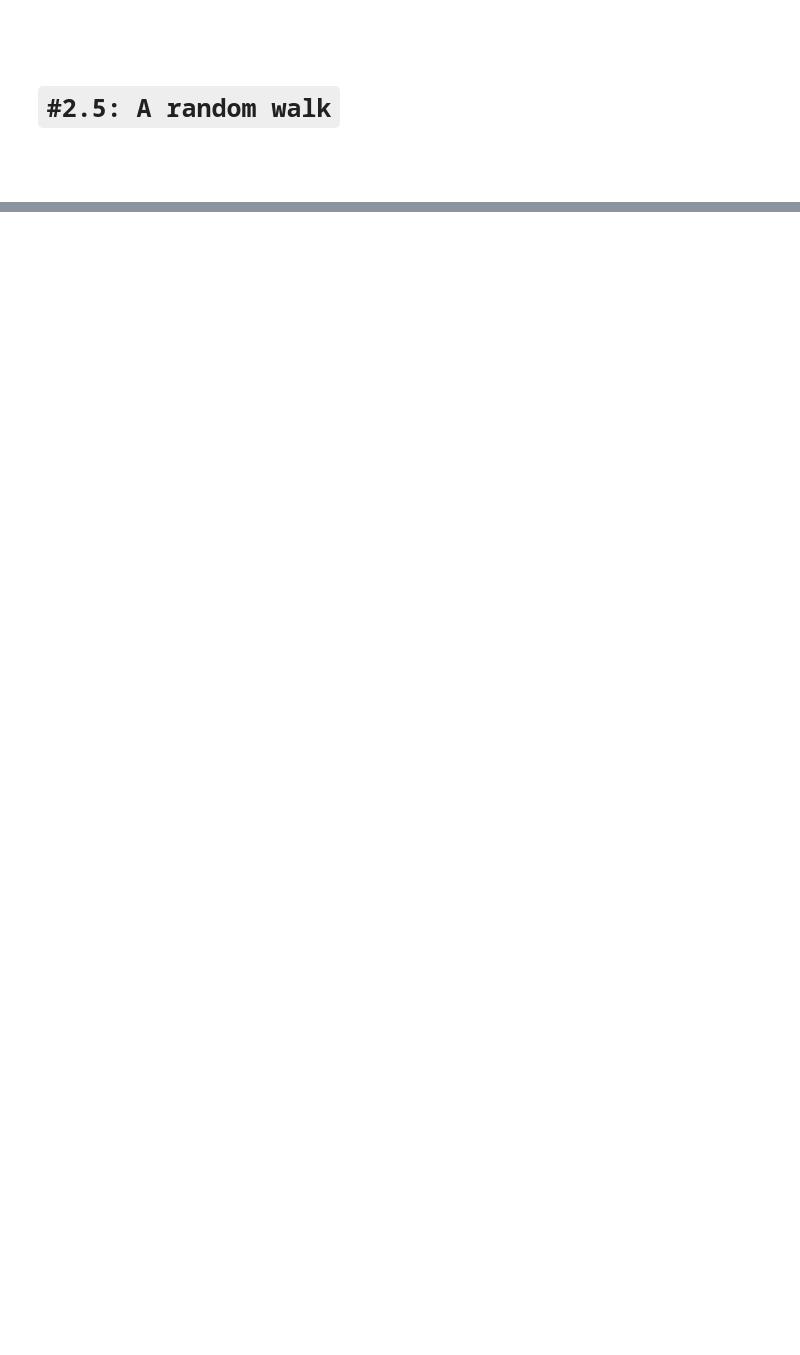
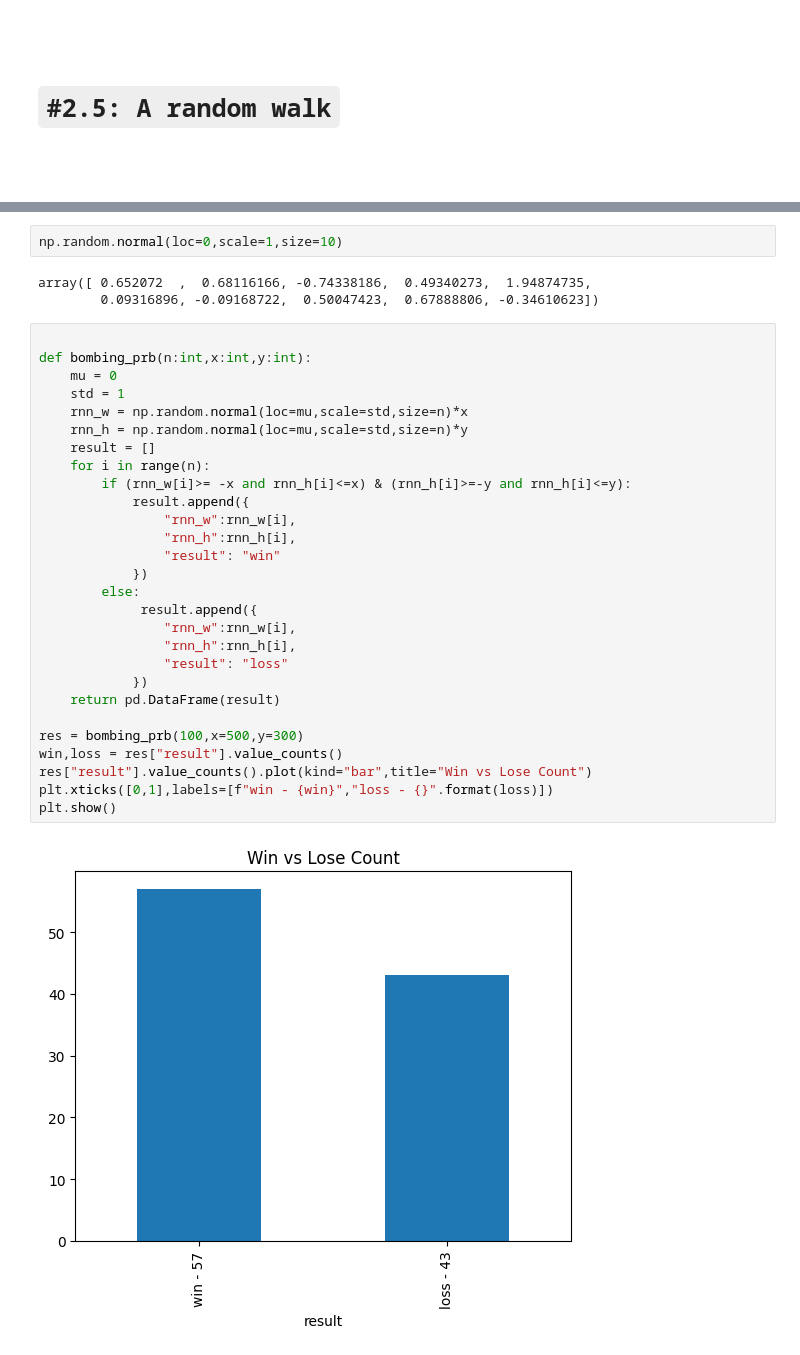
Before and after one commit to yasin-arafat-05/python-academic, a Jupyter notebook: simulation_modeling/01_monte_carlo.ipynb, the cells around one changed output, grey strips where cells are left out. Cells and saved outputs as stored; diff of their text form; blank space fills up the shorter version.

```diff
--- a/simulation_modeling/01_monte_carlo.ipynb
+++ b/simulation_modeling/01_monte_carlo.ipynb
@@ -228,0 +237,35 @@ plt.show()
+# %%
+np.random.normal(loc=0,scale=1,size=10)
+# %% [output]
+array([ 0.652072  ,  0.68116166, -0.74338186,  0.49340273,  1.94874735,
+        0.09316896, -0.09168722,  0.50047423,  0.67888806, -0.34610623])
+# %%
+
+def bombing_prb(n:int,x:int,y:int):
+    mu = 0
+    std = 1
+    rnn_w = np.random.normal(loc=mu,scale=std,size=n)*x
+    rnn_h = np.random.normal(loc=mu,scale=std,size=n)*y
+    result = []
+    for i in range(n):
+        if (rnn_w[i]>= -x and rnn_h[i]<=x) & (rnn_h[i]>=-y and rnn_h[i]<=y):
+            result.append({
+                "rnn_w":rnn_w[i],
+                "rnn_h":rnn_h[i],
+                "result": "win"
+            })
+        else:
+             result.append({
+                "rnn_w":rnn_w[i],
+                "rnn_h":rnn_h[i],
+                "result": "loss"
+            })
+    return pd.DataFrame(result)
+
+res = bombing_prb(100,x=500,y=300)
+win,loss = res["result"].value_counts()
+res["result"].value_counts().plot(kind="bar",title="Win vs Lose Count")
+plt.xticks([0,1],labels=[f"win - {win}","loss - {}".format(loss)])
+plt.show()
+# %% [output]
+[figure, added]
```
Also changed, not shown: parts of 9 cells of this notebook.
